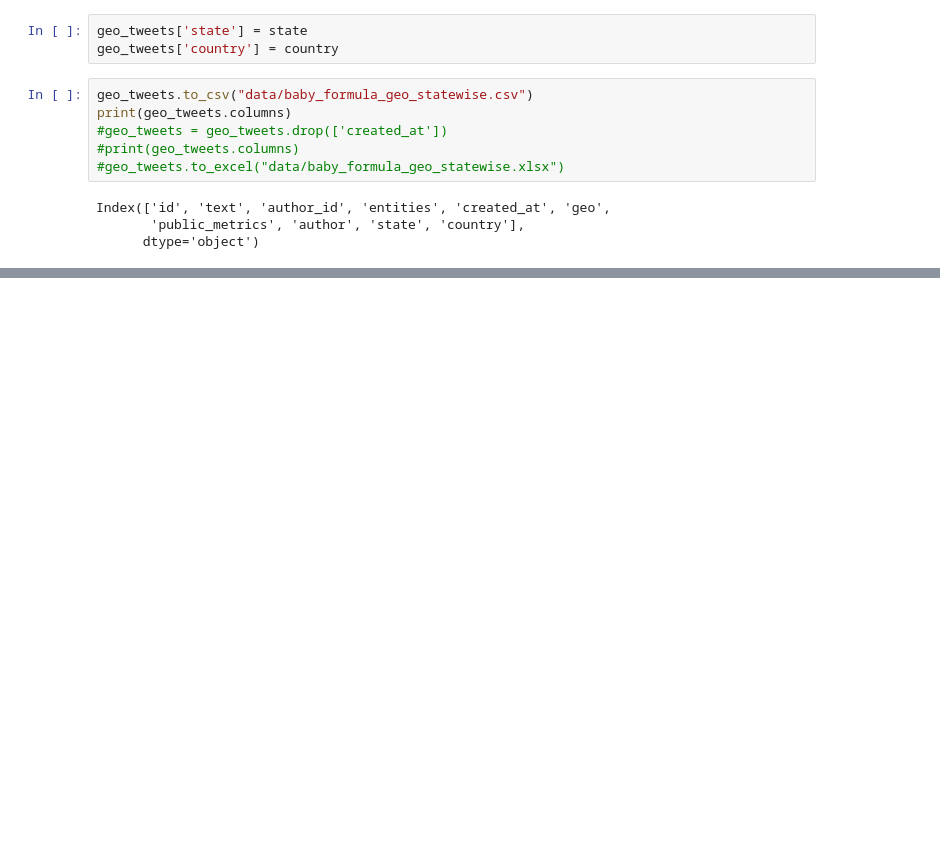
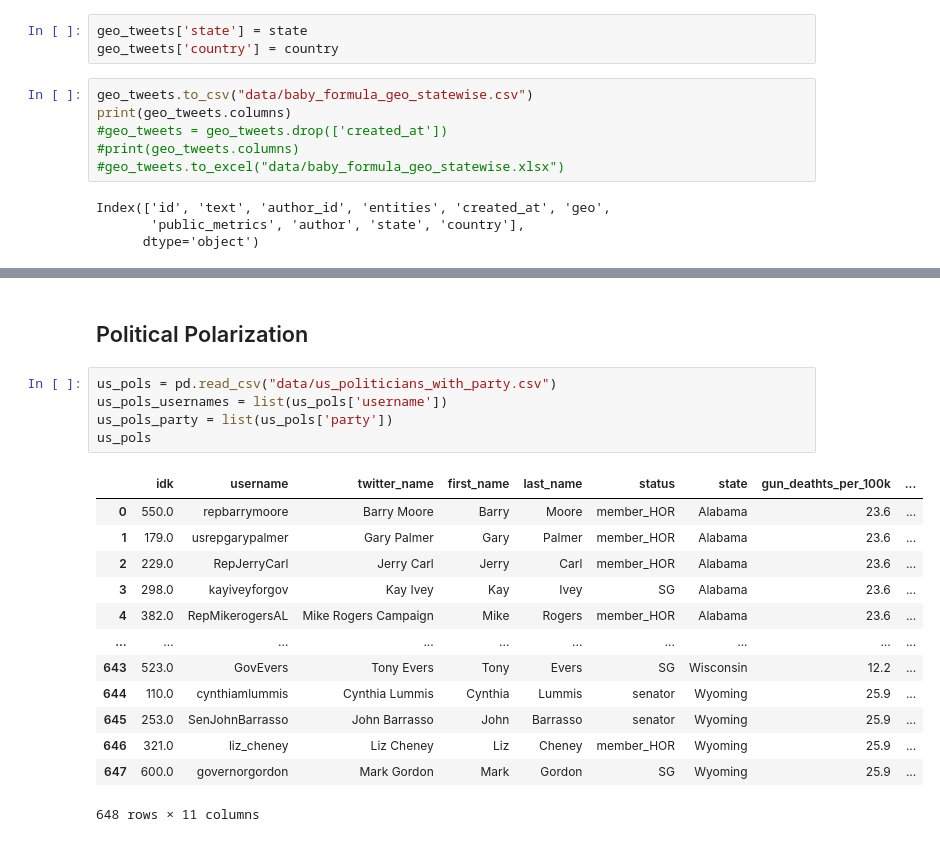
Before and after one commit to THE-COB/BabyFormula, a Jupyter notebook: soham_notebook.ipynb, the cells around one changed output, grey strips where cells are left out. Cells and saved outputs as stored; diff of their text form; blank space fills up the shorter version.

```diff
--- a/soham_notebook.ipynb
+++ b/soham_notebook.ipynb
@@ -195,0 +421,21 @@ Index(['id', 'text', 'author_id', 'entities', 'created_at', 'geo',
+# %% [markdown]
+## Political Polarization
+# %%
+us_pols = pd.read_csv("data/us_politicians_with_party.csv")
+us_pols_usernames = list(us_pols['username'])
+us_pols_party = list(us_pols['party'])
+us_pols
+# %% [output]
+|  | idk | username | twitter_name | first_name | last_name | status | state | gun_deathts_per_100k | ... |
+| 0 | 550.0 | repbarrymoore | Barry Moore | Barry | Moore | member_HOR | Alabama | 23.6 | ... |
+| 1 | 179.0 | usrepgarypalmer | Gary Palmer | Gary | Palmer | member_HOR | Alabama | 23.6 | ... |
+| 2 | 229.0 | RepJerryCarl | Jerry Carl | Jerry | Carl | member_HOR | Alabama | 23.6 | ... |
+| 3 | 298.0 | kayiveyforgov | Kay Ivey | Kay | Ivey | SG | Alabama | 23.6 | ... |
+| 4 | 382.0 | RepMikerogersAL | Mike Rogers Campaign | Mike | Rogers | member_HOR | Alabama | 23.6 | ... |
+| ... | ... | ... | ... | ... | ... | ... | ... | ... | ... |
+| 643 | 523.0 | GovEvers | Tony Evers | Tony | Evers | SG | Wisconsin | 12.2 | ... |
+| 644 | 110.0 | cynthiamlummis | Cynthia Lummis | Cynthia | Lummis | senator | Wyoming | 25.9 | ... |
+| 645 | 253.0 | SenJohnBarrasso | John Barrasso | John | Barrasso | senator | Wyoming | 25.9 | ... |
+| 646 | 321.0 | liz_cheney | Liz Cheney | Liz | Cheney | member_HOR | Wyoming | 25.9 | ... |
+| 647 | 600.0 | governorgordon | Mark Gordon | Mark | Gordon | SG | Wyoming | 25.9 | ... |
+648 rows × 11 columns
```
Also changed, not shown: parts of 17 cells of this notebook, 8 other files.
